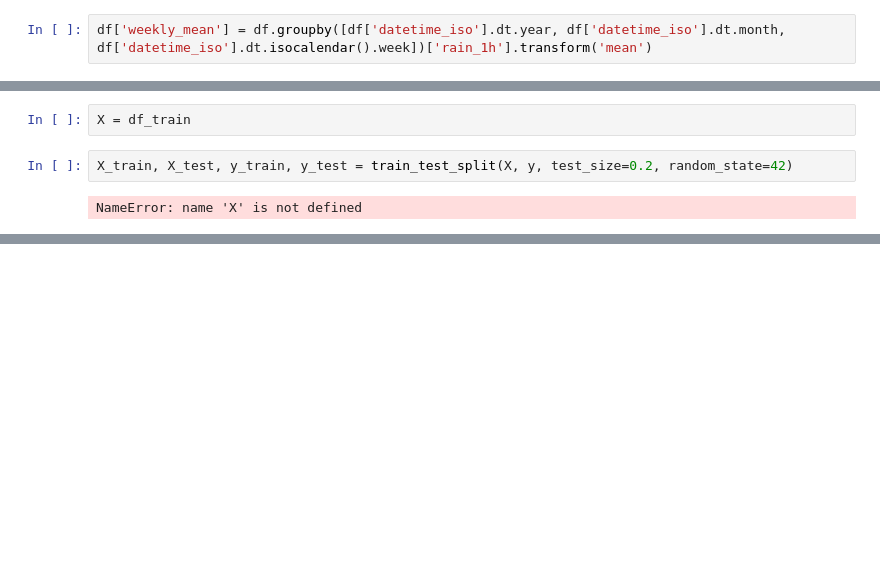
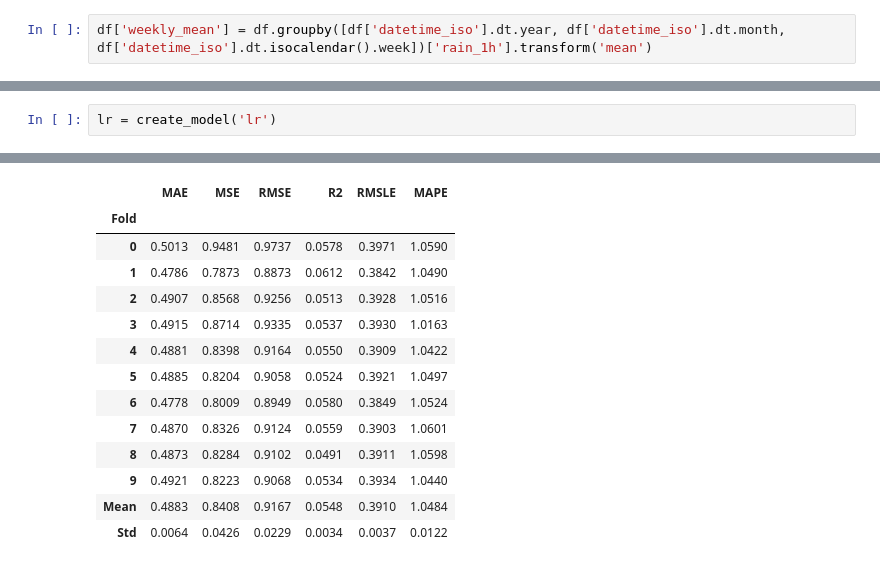
Before and after one commit to RayhanAdii/NextHope-Dataquest, a Jupyter notebook: 6_1_Feature_Extraction.ipynb, the cells around one changed output, grey strips where cells are left out. Drawn from its saved outputs; the diff is of its cells as text; blank space fills up the shorter version.

```diff
--- a/6_1_Feature_Extraction.ipynb
+++ b/6_1_Feature_Extraction.ipynb
@@ -226,6 +215,3 @@ import numpy as np
-# %%
-X = df_train
-# %%
-X_train, X_test, y_train, y_test = train_test_split(X, y, test_size=0.2, random_state=42)
-# %% [output]
-NameError: name 'X' is not defined
+# %%
+lr = create_model('lr')
+# %% [output]
@@ -231,0 +219,14 @@ NameError: name 'X' is not defined
+|  | MAE | MSE | RMSE | R2 | RMSLE | MAPE |
+| Fold |  |  |  |  |  |  |
+| 0 | 0.5013 | 0.9481 | 0.9737 | 0.0578 | 0.3971 | 1.0590 |
+| 1 | 0.4786 | 0.7873 | 0.8873 | 0.0612 | 0.3842 | 1.0490 |
+| 2 | 0.4907 | 0.8568 | 0.9256 | 0.0513 | 0.3928 | 1.0516 |
+| 3 | 0.4915 | 0.8714 | 0.9335 | 0.0537 | 0.3930 | 1.0163 |
+| 4 | 0.4881 | 0.8398 | 0.9164 | 0.0550 | 0.3909 | 1.0422 |
+| 5 | 0.4885 | 0.8204 | 0.9058 | 0.0524 | 0.3921 | 1.0497 |
+| 6 | 0.4778 | 0.8009 | 0.8949 | 0.0580 | 0.3849 | 1.0524 |
+| 7 | 0.4870 | 0.8326 | 0.9124 | 0.0559 | 0.3903 | 1.0601 |
+| 8 | 0.4873 | 0.8284 | 0.9102 | 0.0491 | 0.3911 | 1.0598 |
+| 9 | 0.4921 | 0.8223 | 0.9068 | 0.0534 | 0.3934 | 1.0440 |
+| Mean | 0.4883 | 0.8408 | 0.9167 | 0.0548 | 0.3910 | 1.0484 |
+| Std | 0.0064 | 0.0426 | 0.0229 | 0.0034 | 0.0037 | 0.0122 |
```
Also changed, not shown: parts of 53 cells of this notebook, 8 other files.
